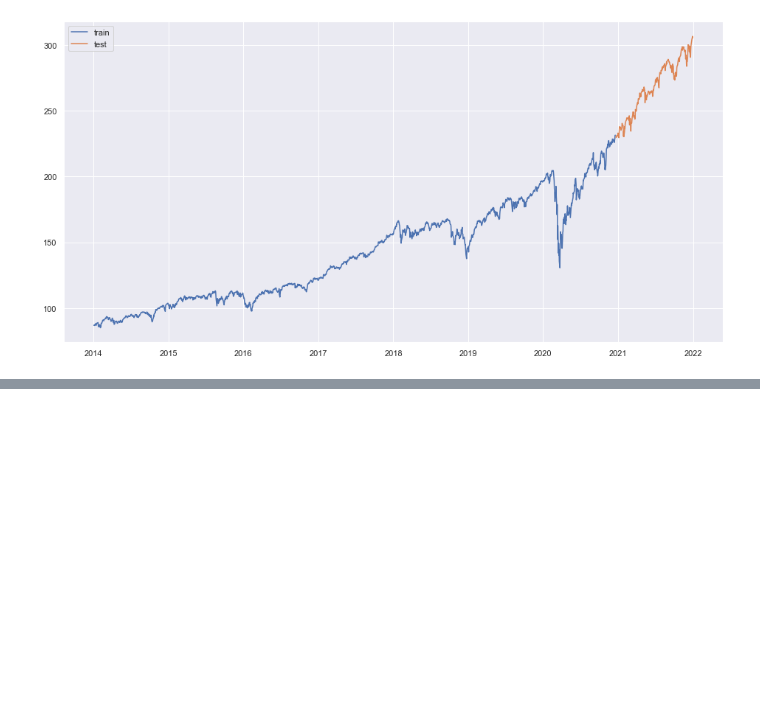
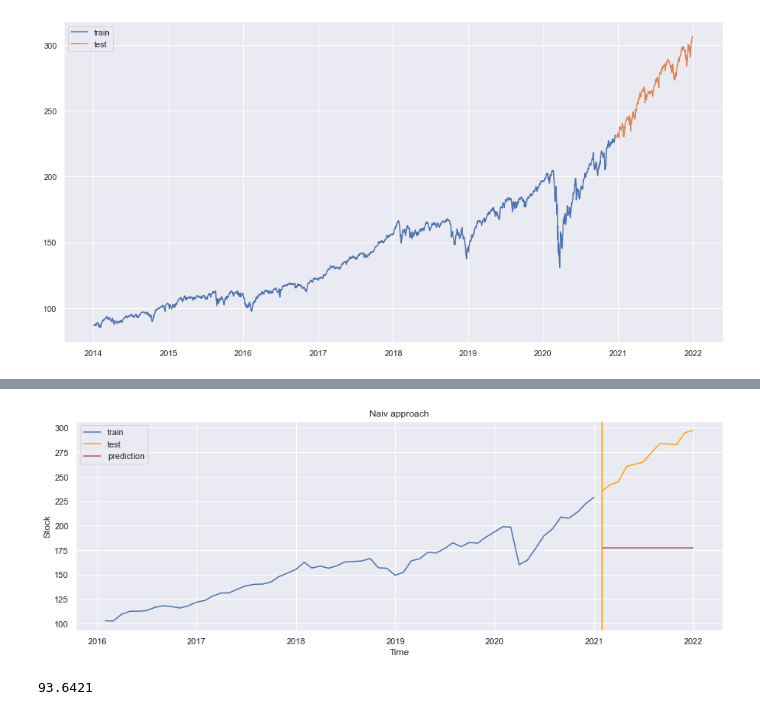
Before and after one commit to RohitRanjan1812/OPA_repo, a Jupyter notebook: 002_timeseries_prediction.ipynb, the cells around one changed output, grey strips where cells are left out. Drawn from its saved outputs; the diff is of its cells as text; code cells hidden in the pictures; blank space fills up the shorter version.

```diff
--- a/002_timeseries_prediction.ipynb
+++ b/002_timeseries_prediction.ipynb
@@ -483,0 +491,5 @@ lin_analysis(df, _resampling = '1M', _debug = False, _method = 0)
+# %%
+lin_analysis(df, _resampling = '1M', _debug = False, _method = 1)
+# %% [output]
+[figure, added]
+93.6421
```
Also changed, not shown: parts of 23 cells of this notebook.
